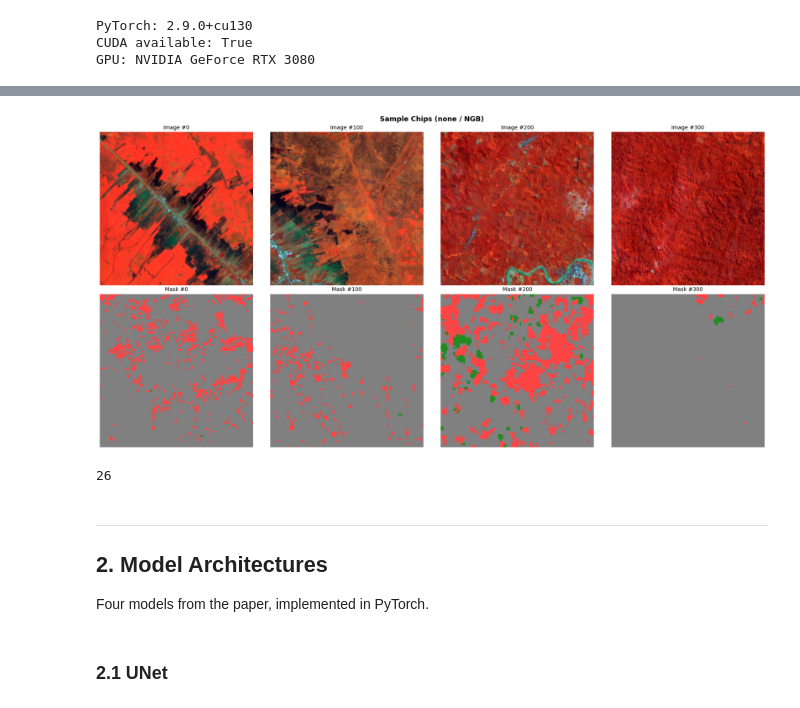
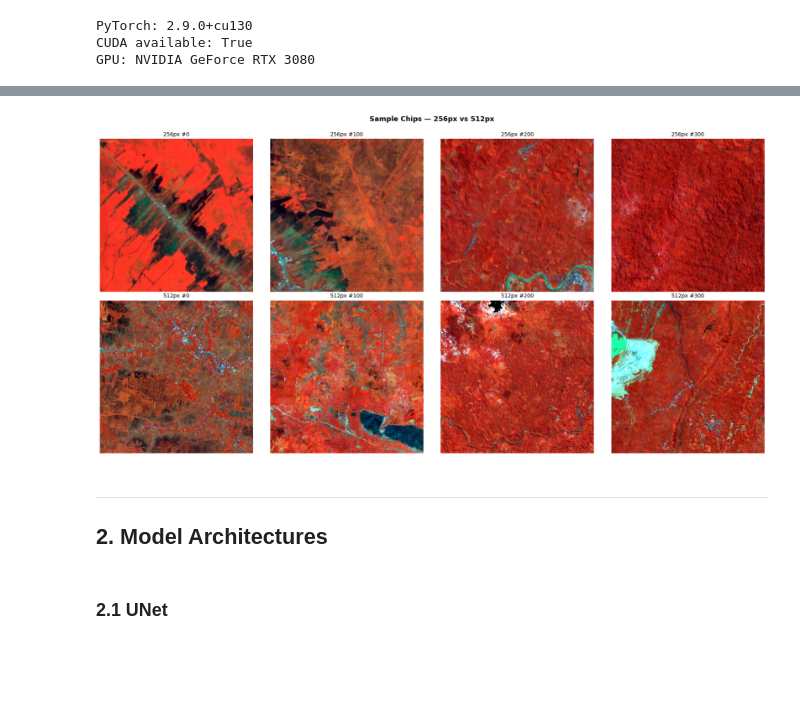
Before and after one commit to farrasjay/finalassignment-farrasmajid, a Jupyter notebook: models.ipynb, the cells around one changed output, grey strips where cells are left out. Saved outputs shown, nothing was run; the diff lists cells and outputs as text; code cells hidden in the pictures; blank space fills up the shorter version.

```diff
--- a/models.ipynb
+++ b/models.ipynb
@@ -138,47 +135,30 @@ for split in ['train', 'val', 'test']:
 # %%
-# Visualize sample chips
+# Sample visualization
+from matplotlib.colors import ListedColormap
 mask_cmap = ListedColormap(['#808080', '#228B22', '#FF4444'])
 
-sample_ds = DeforestationDataset(data_path / 'train')
-
-if len(sample_ds) > 0:
-    fig, axes = plt.subplots(2, 4, figsize=(18, 9))
-    for i in range(4):
-        idx = min(i * 100, len(sample_ds) - 1)
-        sample = sample_ds[idx]
-        img = sample['image'].numpy()
-        mask = sample['mask'].numpy()
-
+fig, axes = plt.subplots(2, 4, figsize=(18, 9))
+for row, cs in enumerate([256, 512]):
+    ds = DeforestationDataset(cfg.data_dir(cs) / cfg.variant / cfg.composition / 'train')
+    for col in range(4):
+        idx = min(col * 100, len(ds) - 1)
+        img = ds[idx]['image'].numpy()
         if img.shape[0] >= 3:
-            axes[0, i].imshow(np.clip(np.transpose(img, (1,2,0)), 0, 1))
+            axes[row, col].imshow(np.clip(img.transpose(1,2,0), 0, 1))
         else:
-            axes[0, i].imshow(img[0], cmap='RdYlGn', vmin=0, vmax=1)
-
-        axes[1, i].imshow(mask, cmap=mask_cmap, vmin=0, vmax=2, interpolation='nearest')
-
-        axes[0, i].set_title(f'Image #{idx}', fontsize=10)
-        axes[1, i].set_title(f'Mask #{idx}', fontsize=10)
-        axes[0, i].axis('off')
-        axes[1, i].axis('off')
-
-    fig.suptitle(f'Sample Chips ({cfg.variant} / {cfg.composition})',
-                 fontsize=13, fontweight='bold')
-    plt.tight_layout()
-    plt.savefig(cfg.results_dir / 'sample_chips.png', dpi=150, bbox_inches='tight')
-    plt.show()
-else:
-    log.warning('No training data found.')
-
-del sample_ds
-gc.collect()
+            axes[row, col].imshow(img[0], cmap='RdYlGn', vmin=0, vmax=1)
+        axes[row, col].set_title(f'{cs}px #{idx}', fontsize=10)
+        axes[row, col].axis('off')
+    del ds
+fig.suptitle('Sample Chips — 256px vs 512px', fontsize=13, fontweight='bold', y=1)
+plt.tight_layout()
+plt.savefig(cfg.results_dir / 'sample_chips.png', dpi=150, bbox_inches='tight')
+plt.show()
 # %% [output]
-[figure, old version]
+[figure, new version]
-26
 # %% [markdown]
 ---
 ## 2. Model Architectures
-
-Four models from the paper, implemented in PyTorch.
 # %% [markdown]
 ### 2.1 UNet
 # %%
```
Also changed, not shown: parts of 56 cells of this notebook, 1 other file.
